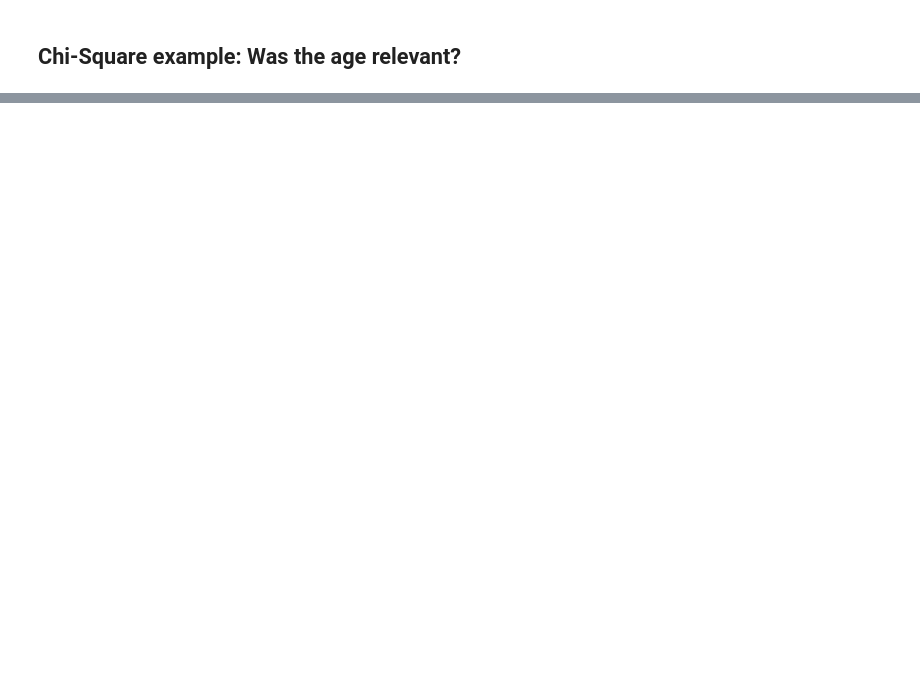
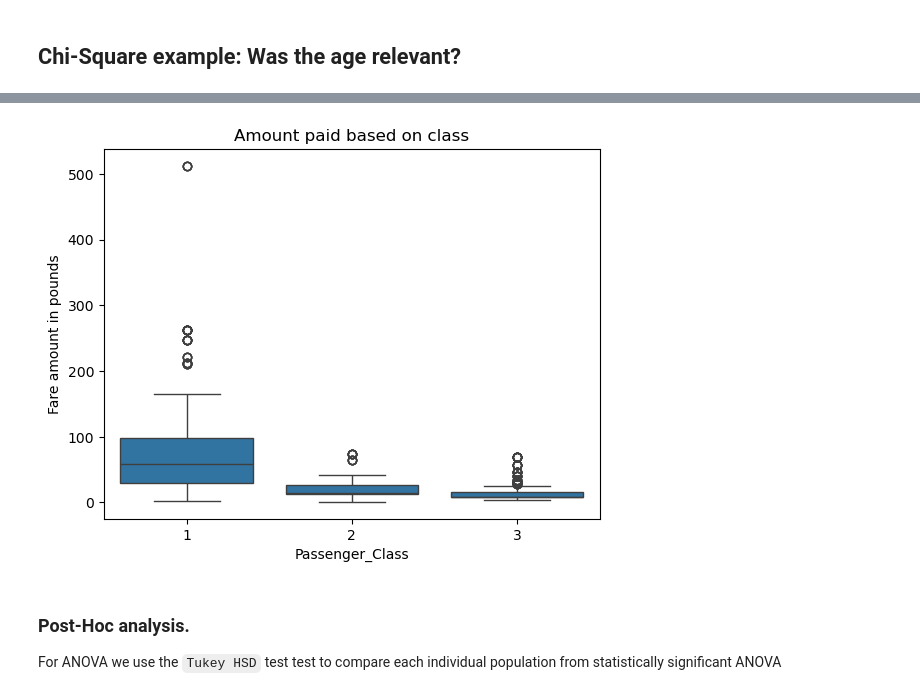
Before and after one commit to CS4580/my-notes-berlay-wsu, a Jupyter notebook: module6/titanic.ipynb, the cells around one changed output, grey strips where cells are left out. Saved outputs shown, nothing was run; the diff lists cells and outputs as text; code cells hidden in the pictures; blank space fills up the shorter version.

```diff
--- a/module6/titanic.ipynb
+++ b/module6/titanic.ipynb
@@ -91,0 +301,3 @@ TypeError: no numeric data to plot
+# %%
+passenger_df = pd.read_csv('../data/titanic_passengers.csv')
+passenger_df.head()
@@ -91,0 +335,11 @@ TypeError: no numeric data to plot
+# %%
+# Create box plot
+sns.boxplot(y = passenger_df['Fare_decimal'], x = passenger_df['Passenger_Class'])
+plt. ylabel('Fare amount in pounds')
+plt.title('Amount paid based on class')
+plt.show()
+# %% [output]
+[figure, added]
+# %% [markdown]
+### Post-Hoc analysis.
+For ANOVA we use the `Tukey HSD` test test to compare each individual population from statistically significant ANOVA
```
Also changed, not shown: parts of 34 cells of this notebook.
